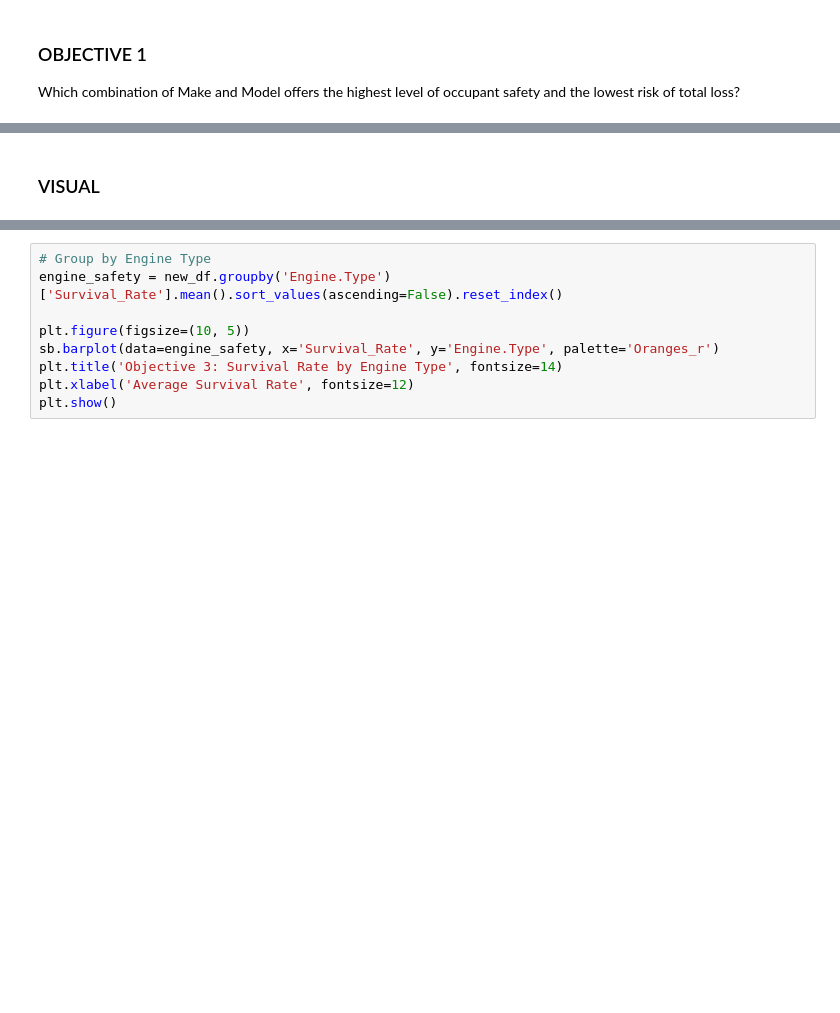
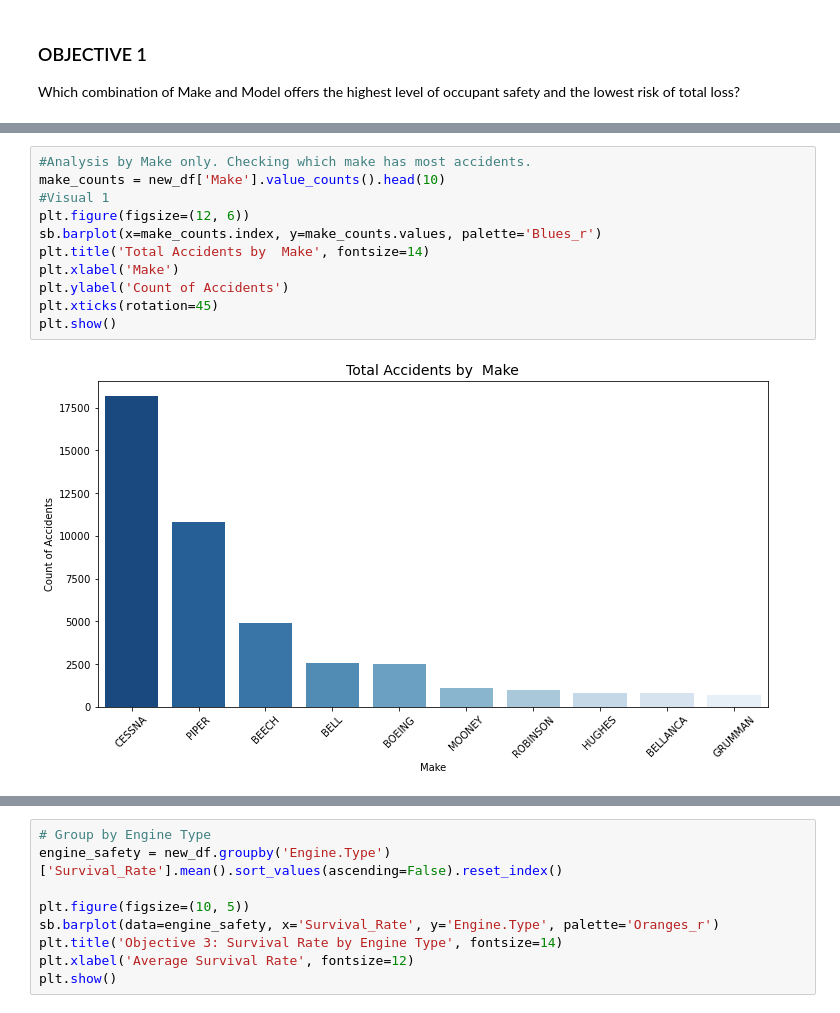
Before and after one commit to angelawachira-eng/Phase_1_-Aviation_Project, a Jupyter notebook: Assignments/Phase1/Phase_1_Project/student.ipynb, the cells around one changed output, grey strips where cells are left out. Drawn from its saved outputs; the diff is of its cells as text; blank space fills up the shorter version.

Commit message:
Analyzing and Visualizing Data

```diff
--- a/Assignments/Phase1/Phase_1_Project/student.ipynb
+++ b/Assignments/Phase1/Phase_1_Project/student.ipynb
@@ -636,2 +501,13 @@ plt.show()
-# %% [markdown]
-### VISUAL
+# %%
+#Analysis by Make only. Checking which make has most accidents.
+make_counts = new_df['Make'].value_counts().head(10)
+#Visual 1
+plt.figure(figsize=(12, 6))
+sb.barplot(x=make_counts.index, y=make_counts.values, palette='Blues_r')
+plt.title('Total Accidents by  Make', fontsize=14)
+plt.xlabel('Make')
+plt.ylabel('Count of Accidents')
+plt.xticks(rotation=45)
+plt.show()
+# %% [output]
+[figure, added]
```
Also changed, not shown: parts of 19 cells of this notebook.
